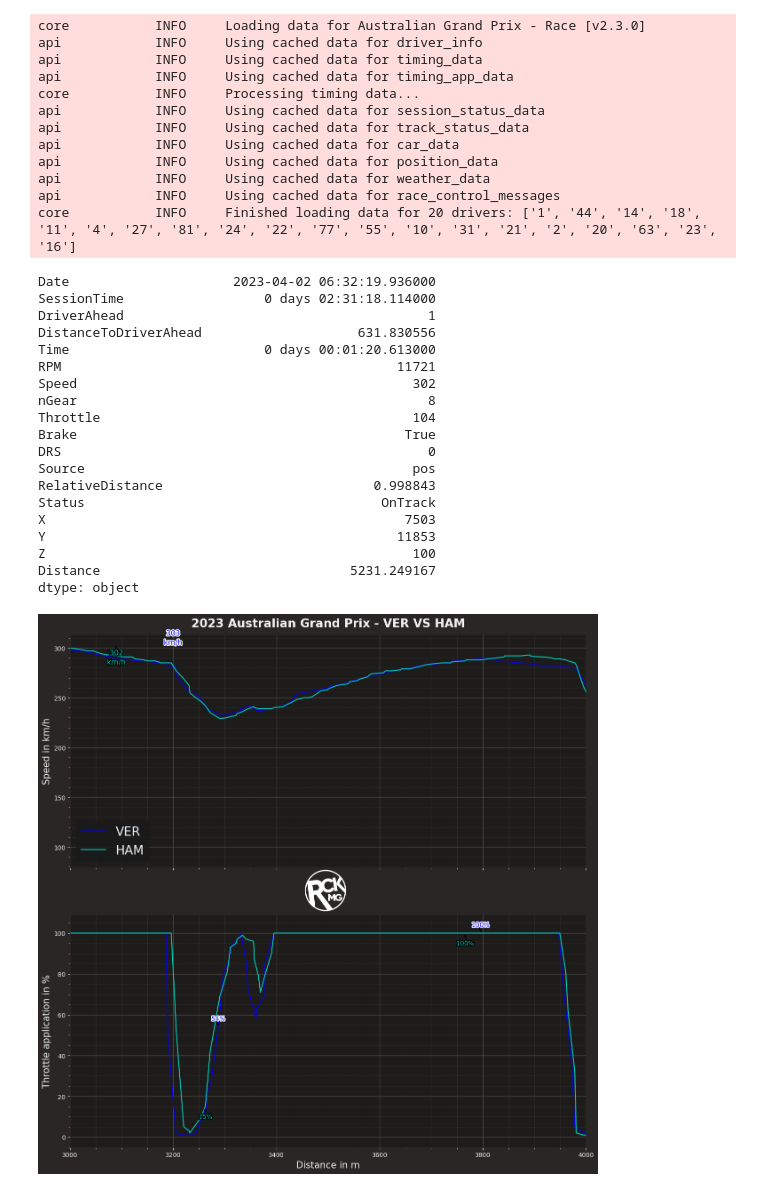
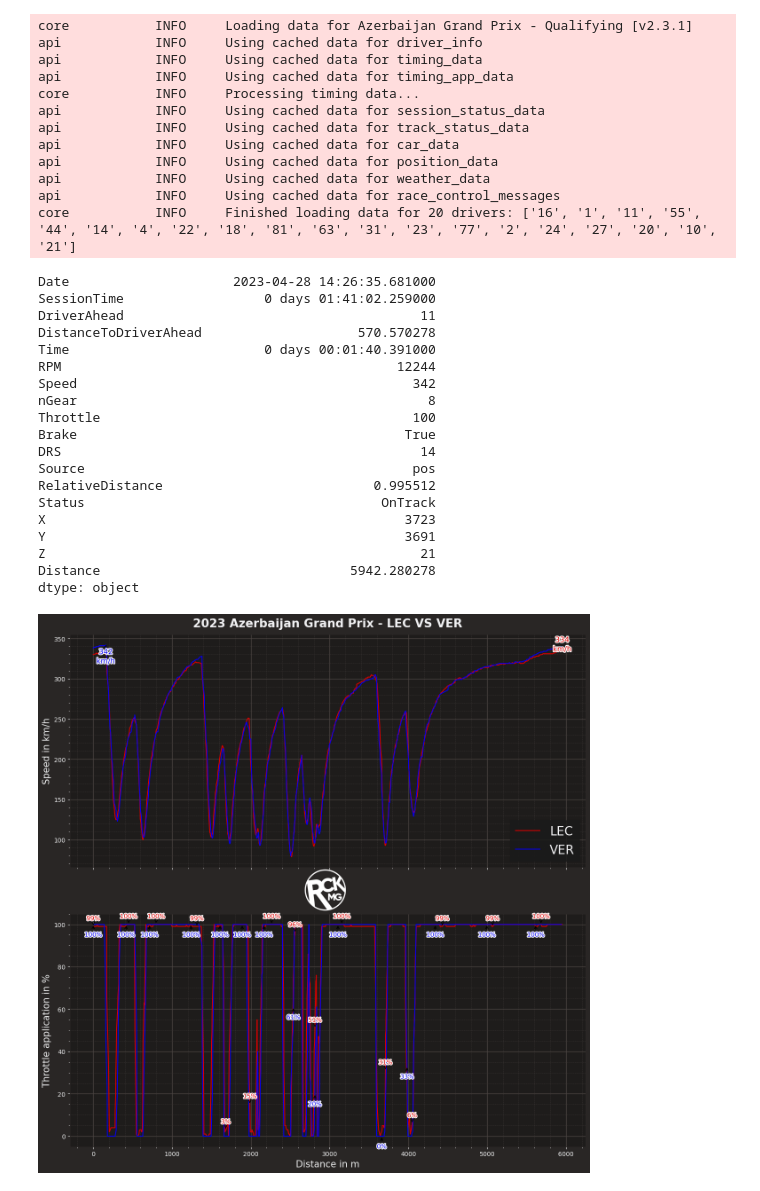
Before and after one commit to RickyRAV/F1DataVisualization, a Jupyter notebook: Default/FastestLapComparison.ipynb, the cells around one changed output. Drawn from its saved outputs; the diff is of its cells as text; code cells hidden in the pictures.

```diff
--- a/Default/FastestLapComparison.ipynb
+++ b/Default/FastestLapComparison.ipynb
@@ -11,10 +11,10 @@ import numpy as np
 ff1.Cache.enable_cache('../cache')
 ff1.plotting.setup_mpl()
 # %%
-session = ff1.get_session(2023, 'Australia', 'R')
+session = ff1.get_session(2023, 'Azerbaijan', 'Q')
 session.load()
 # %% [output]
-core           INFO     Loading data for Australian Grand Prix - Race [v2.3.0]
+core           INFO     Loading data for Azerbaijan Grand Prix - Qualifying [v2.3.1]
 api            INFO     Using cached data for driver_info
 api            INFO     Using cached data for timing_data
 api            INFO     Using cached data for timing_app_data
@@ -25,10 +25,10 @@ api            INFO     Using cached data for car_data
 api            INFO     Using cached data for position_data
 api            INFO     Using cached data for weather_data
 api            INFO     Using cached data for race_control_messages
-core           INFO     Finished loading data for 20 drivers: ['1', '44', '14', '18', '11', '4', '27', '81', '24', '22', '77', '55', '10', '31', '21', '2', '20', '63', '23', '16']
+core           INFO     Finished loading data for 20 drivers: ['16', '1', '11', '55', '44', '14', '4', '22', '18', '81', '63', '31', '23', '77', '2', '24', '27', '20', '10', '21']
 # %%
-driver_1, driver_2 = 'VER', 'HAM'
-distance_min, distance_max = 3000, 4000
+driver_1, driver_2 = 'LEC', 'VER'
+#distance_min, distance_max = 3000, 4000
 
 laps_driver_1 = session.laps.pick_driver(driver_1)
 laps_driver_2 = session.laps.pick_driver(driver_2)
@@ -54,24 +54,24 @@ logo_path = '../RCKMG_logo.png'
 logo_img = Image.open(logo_path)
 print(telemetry_2.max())
 # %% [output]
-Date                     2023-04-02 06:32:19.936000
-SessionTime                  0 days 02:31:18.114000
-DriverAhead                                       1
-DistanceToDriverAhead                    631.830556
-Time                         0 days 00:01:20.613000
-RPM                                           11721
-Speed                                           302
+Date                     2023-04-28 14:26:35.681000
+SessionTime                  0 days 01:41:02.259000
+DriverAhead                                      11
+DistanceToDriverAhead                    570.570278
+Time                         0 days 00:01:40.391000
+RPM                                           12244
+Speed                                           342
 nGear                                             8
-Throttle                                        104
+Throttle                                        100
 Brake                                          True
-DRS                                               0
+DRS                                              14
 Source                                          pos
-RelativeDistance                           0.998843
+RelativeDistance                           0.995512
 Status                                      OnTrack
-X                                              7503
-Y                                             11853
-Z                                               100
-Distance                                5231.249167
+X                                              3723
+Y                                              3691
+Z                                                21
+Distance                                5942.280278
 dtype: object
 # %%
 plt.rcParams['figure.figsize'] = plot_size
@@ -79,16 +79,24 @@ fig, ax = plt.subplots(2, gridspec_kw={'height_ratios': plot_ratios})
 
 ax[0].plot(telemetry_1['Distance'], telemetry_1['Speed'], color=ff1.plotting.team_color(team_driver_1), label=driver_1)
 # ax[0].scatter(telemetry_1.max()['Distance'], telemetry_1.max()['Speed'], marker='o')
+# Find max speed for both drivers
+max_speed_row_1 = telemetry_1.loc[telemetry_1['Speed'].idxmax()]
+max_speed_row_2 = telemetry_2.loc[telemetry_2['Speed'].idxmax()]
+
 x_coord_1 = telemetry_1['Distance'].max()
 y_coord_1 = telemetry_1['Speed'].max()
+
 text = f'{y_coord_1}\nkm/h'
-ax[0].annotate(text, (3200, y_coord_1), textcoords="offset points", xytext=(0, 0), ha='center', fontsize=12, color=ff1.plotting.team_color(team_driver_1),arrowprops=dict(facecolor='white', arrowstyle='->')).set_path_effects([pe.withStroke(linewidth=3, foreground='white')])
+ax[0].annotate(text, (x_coord_1, y_coord_1), textcoords="offset points", xytext=(0, 0), ha='center', fontsize=12, color=ff1.plotting.team_color(team_driver_1),arrowprops=dict(facecolor='white', arrowstyle='->')).set_path_effects([pe.withStroke(linewidth=3, foreground='white')])
 
 ax[0].plot(telemetry_2['Distance'], telemetry_2['Speed'], color=ff1.plotting.team_color(team_driver_2), label=driver_2)
-x_coord_2 = telemetry_2['DistanceToDriverAhead'].max()
-y_coord_2 = telemetry_2['Speed'].max()
+
+
+# Annotate max speed for driver 2
+x_coord_2 = max_speed_row_2['Distance']
+y_coord_2 = max_speed_row_2['Speed']
 text = f'{y_coord_2}\nkm/h'
-ax[0].annotate(text, (3090, y_coord_2), textcoords="offset points", xytext=(0, -30), ha='center', fontsize=12, color=ff1.plotting.team_color(team_driver_2),arrowprops=dict(facecolor='white', arrowstyle='->')).set_path_effects([pe.withStroke(linewidth=3, foreground='black')])
+ax[0].annotate(text, (x_coord_2, y_coord_2), textcoords="offset points", xytext=(0, -30), ha='center', fontsize=12, color=ff1.plotting.team_color(team_driver_2),arrowprops=dict(facecolor='white', arrowstyle='->')).set_path_effects([pe.withStroke(linewidth=3, foreground='white')])
 
 every_nTH_entry = telemetry_1.iloc[::52]
 every_nTH_entry_alo = telemetry_2.iloc[::52]
@@ -101,36 +109,36 @@ for index, row in every_nTH_entry_alo.iterrows():
     x_coord = row['Distance']
     y_coord = row['Throttle']
     text = f'{y_coord}%'
-    ax[1].annotate(text, (x_coord, y_coord), textcoords="offset points", xytext=(0, -20), ha='center', fontsize=10, color=ff1.plotting.team_color(team_driver_2), arrowprops=dict(facecolor='white', arrowstyle='->')).set_path_effects([pe.withStroke(linewidth=3, foreground='black')])
+    ax[1].annotate(text, (x_coord, y_coord), textcoords="offset points", xytext=(0, -20), ha='center', fontsize=10, color=ff1.plotting.team_color(team_driver_2), arrowprops=dict(facecolor='white', arrowstyle='->')).set_path_effects([pe.withStroke(linewidth=3, foreground='white')])
 
 
 ax[1].plot(telemetry_1['Distance'], telemetry_1['Throttle'], color=ff1.plotting.team_color(team_driver_1), label=driver_1)
 ax[1].plot(telemetry_2['Distance'], telemetry_2['Throttle'], color=ff1.plotting.team_color(team_driver_2), label=driver_2)
 
 ax[1].set_xlabel('Distance in m', fontsize=15)
 ax[0].set_ylabel('Speed in km/h', fontsize=15)
 ax[1].set_ylabel('Throttle application in %', fontsize=15)
 
 ax[0].legend(prop={"size":20})
 ax[0].set_title(plot_title, y=1, fontweight='bold')
 
 # Define the new width and height for the logo
 new_width = 95
 new_height = 95
 # Resize the logo
 logo_resized = logo_img.resize((new_width, new_height))
 logo_resized_np = np.array(logo_resized)
 logo_x = 600
 logo_y = 590
 fig.figimage(logo_resized_np, xo=logo_x, yo=logo_y, zorder=1, origin='upper', alpha=1)
 
-for i in range(2):
-    ax[i].set_xlim(distance_min, distance_max)
+# for i in range(2):
+#     ax[i].set_xlim(distance_min, distance_max)
 
 # Hide x labels and tick labels for top plots and y ticks for right plots.
 for a in ax.flat:
     a.label_outer()
-# plt.savefig(plot_filename, dpi=300)
+plt.savefig(plot_filename, dpi=300)
 plt.show()
 # %% [output]
-[figure, old version]
+[figure, new version]
```
Also changed, not shown: 25 other files.
